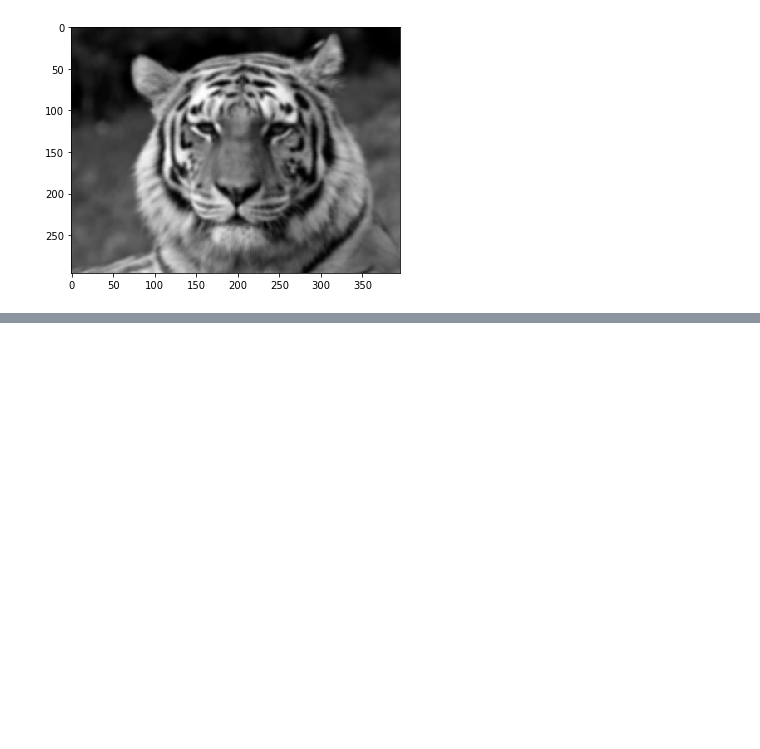
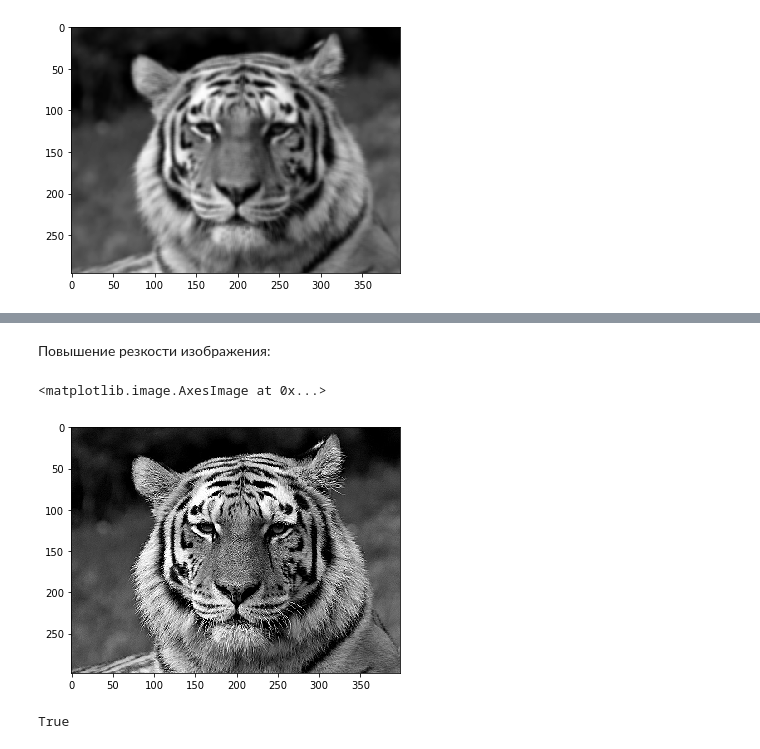
Before and after one commit to e-kondr01/cs173, a Jupyter notebook: module3/stepik_module3.ipynb, the cells around one changed output, grey strips where cells are left out. Saved outputs shown, nothing was run; the diff lists cells and outputs as text; code cells hidden in the pictures; blank space fills up the shorter version.

```diff
--- a/module3/stepik_module3.ipynb
+++ b/module3/stepik_module3.ipynb
@@ -6,7 +6,6 @@ Box-фильтр:
 from copy import copy
 from skimage.io import imread, imshow, imsave
 from skimage.transform import integral_image, integrate
-
 
 k = 5
 n = (k - 1) // 2
@@ -15,8 +14,8 @@ out_img = copy(img[n:img.shape[0]-n, n:img.shape[1]-n])
 ii = integral_image(img)
 for i in range(n, img.shape[0] - n):
     for j in range(n, img.shape[1] - n):
-        sum = integrate(ii, (i-n, j-n), (i+n, j+n))
-        out_img[i-n, j-n] = sum / (k ** 2)
+        summ = integrate(ii, (i-n, j-n), (i+n, j+n))
+        out_img[i-n, j-n] = summ / (k ** 2)
 imshow(out_img)
 # %% [output]
 <matplotlib.image.AxesImage at 0x...>
@@ -23,0 +112,29 @@ imshow(out_img)
+# %% [markdown]
+Повышение резкости изображения:
+# %%
+from numpy import ndarray
+
+img = imread('tiger-gray-small.png')
+f = array([[-1/10, -2/10, -1/10],
+           [-2/10, 22/10, -2/10],
+           [-1/10, -2/10, -1/10]])
+out_img = ndarray(shape=(img.shape[0]-2, img.shape[1]-2), dtype=int)
+
+for i in range(1, img.shape[0]-1):
+    for j in range(1, img.shape[1]-1):
+        sur = img[i-1: i+2, j-1: j+2]
+        out_img[i-1, j-1] = int((f * sur).sum())
+
+out_img = clip(out_img, 0, 255)
+out_img = out_img.astype('uint8')
+imshow(out_img)
+# %% [output]
+<matplotlib.image.AxesImage at 0x...>
+[figure, added]
+# %%
+from numpy import array_equal
+
+img2 = imread('unsharp-tiger.png')
+print(array_equal(img2, out_img))
+# %% [output]
+True
```
Also changed, not shown: parts of 9 cells of this notebook.
